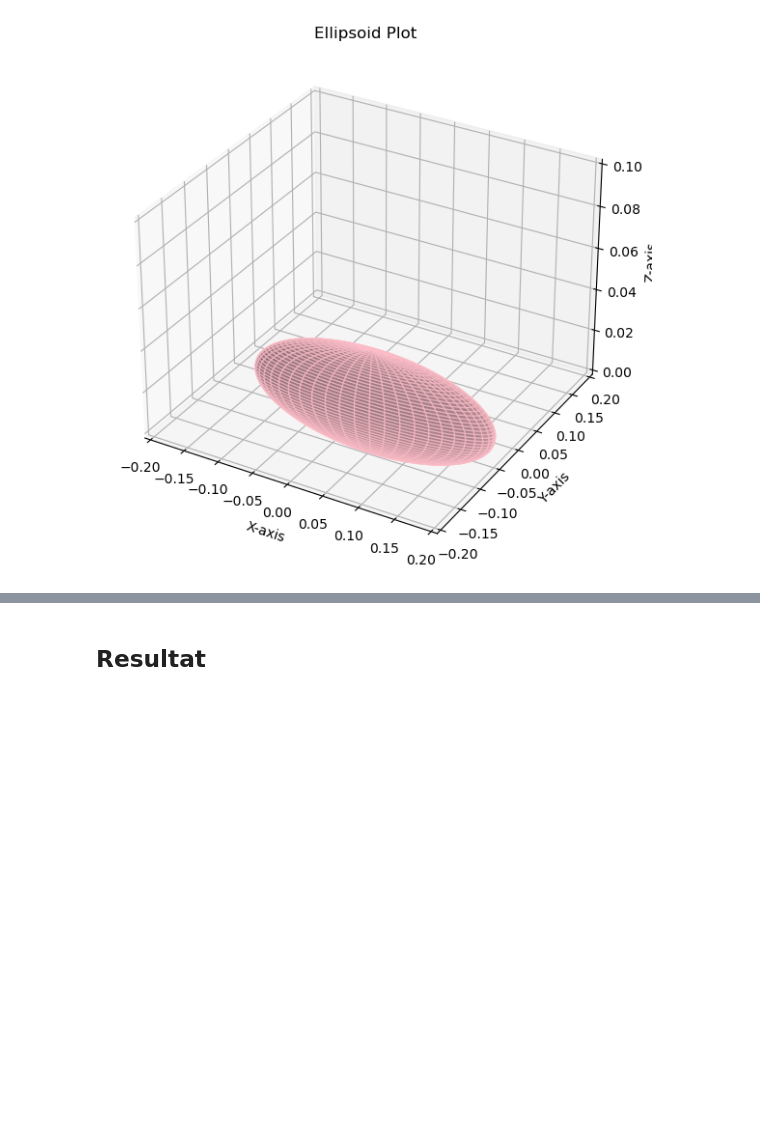
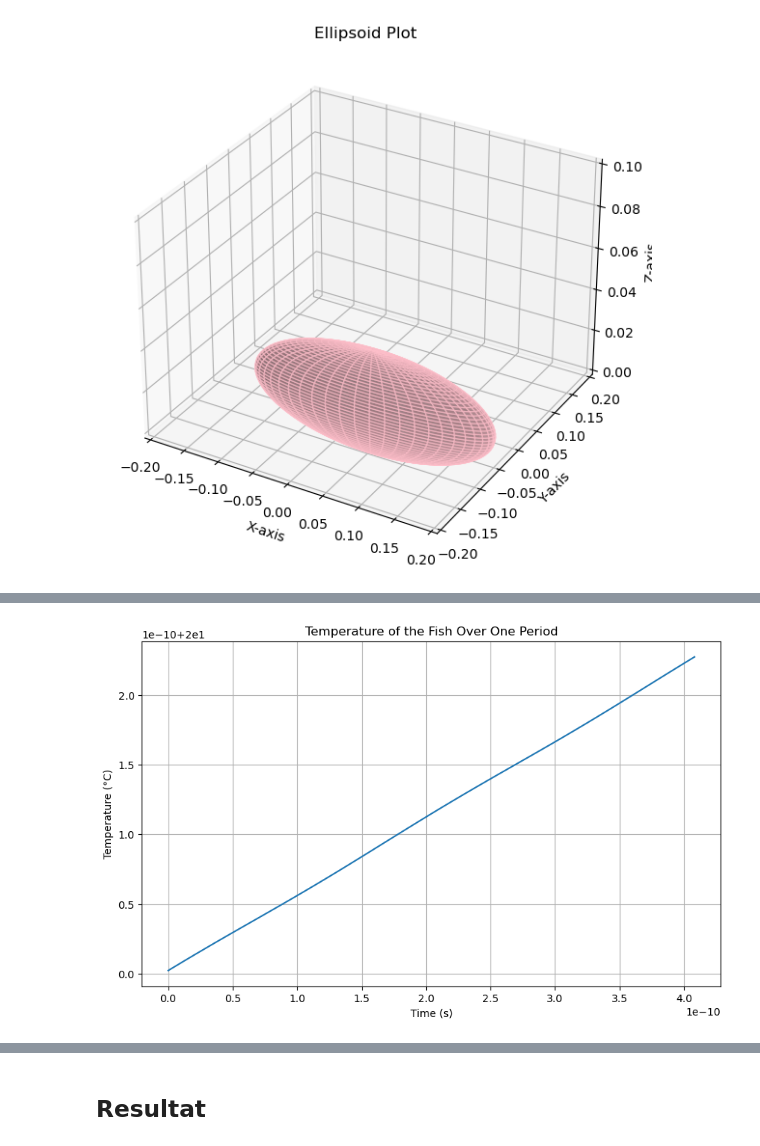
Before and after one commit to VictJoh/ElMag-Computational-Essay, a Jupyter notebook: compessay.ipynb, the cells around one changed output, grey strips where cells are left out. Cells and saved outputs as stored; diff of their text form; code cells hidden in the pictures; blank space fills up the shorter version.

```diff
--- a/compessay.ipynb
+++ b/compessay.ipynb
@@ -305,0 +428,42 @@ plt.show()
+# %%
+power_inside_all = np.zeros((num_times, num_points, num_points))
+for t_index in range(num_times):
+    Ex = E_x_all[t_index]
+    Ez = E_z_all[t_index]
+    power_inside = np.zeros_like(Ez)
+    E_total_squared = Ex**2 + Ez**2
+    P_r = 2 * np.pi * (c / lamb) * epsilon_0 * l_f * E_total_squared
+    power_inside[inside_fish] = P_r[inside_fish]
+    power_inside_all[t_index] = power_inside
+
+
+# Calculate the total power absorbed by the fish at each time step
+dx = x[1] - x[0]
+dz = z[1] - z[0]
+total_power_absorbed_time = np.zeros(num_times)
+for t_index in range(num_times):
+    total_power_absorbed_time[t_index] = np.sum(power_inside_all[t_index][inside_fish]) * dx * dz
+
+# Calculate cumulative energy absorbed over time
+energy_absorbed = np.cumsum(total_power_absorbed_time * (t_values[1] - t_values[0]))  # in Joules
+# %%
+c_p = 4200  # J/(kg·K)
+m_fish = 4.5  # kg
+
+# Initial temperature
+T_initial = 20   # °C
+
+# Calculate temperature over time
+Delta_T = energy_absorbed / (m_fish * c_p)
+T_values = T_initial + Delta_T
+
+# Plot temperature over time
+plt.figure(figsize=(10, 6))
+plt.plot(t_values, T_values)
+plt.xlabel('Time (s)')
+plt.ylabel('Temperature (°C)')
+plt.title('Temperature of the Fish Over One Period')
+plt.grid(True)
+plt.show()
+# %% [output]
+[figure, added]
```
Also changed, not shown: parts of 12 cells of this notebook.
